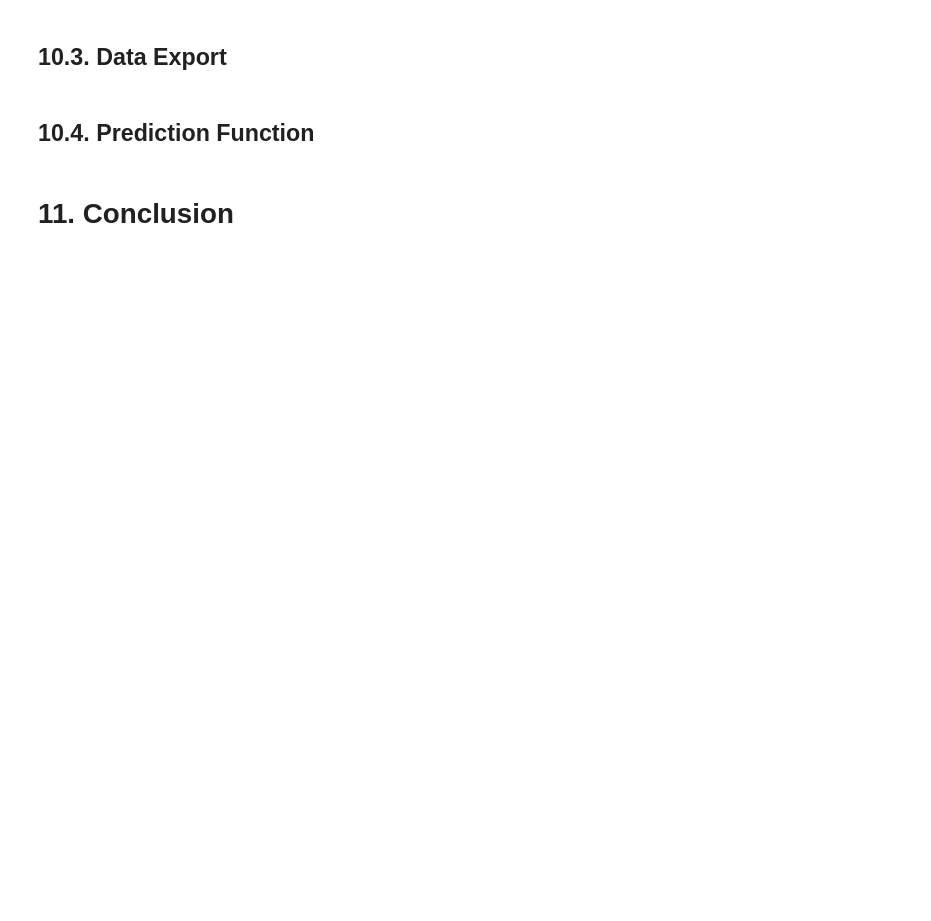
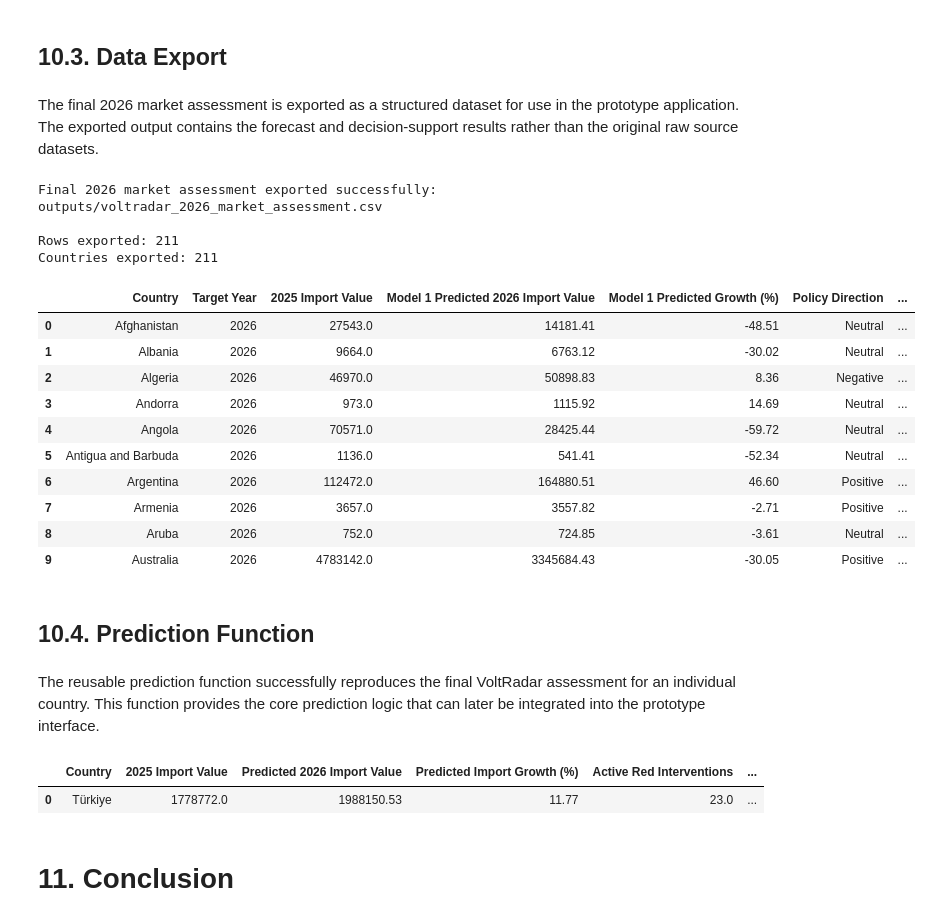
Before and after one commit to atessberfin/voltradar, a Jupyter notebook: notebooks/VoltRadar_Masters_Thesis.ipynb, the cells around one changed output. Saved outputs shown, nothing was run; the diff lists cells and outputs as text; code cells hidden in the pictures; blank space fills up the shorter version.

Commit message:
Add 2026 forecasting and prototype preparation

```diff
--- a/notebooks/VoltRadar_Masters_Thesis.ipynb
+++ b/notebooks/VoltRadar_Masters_Thesis.ipynb
@@ -5505,4 +5605,71 @@ dtype: int64
 # %% [markdown]
 ## **10.3. Data Export**
+# %% [markdown]
+The final 2026 market assessment is exported as a structured dataset for use in the prototype application. The exported output contains the forecast and decision-support results rather than the original raw source datasets.
+# %%
+os.makedirs("outputs", exist_ok=True)
+
+
+final_2026_output = forecast_2026_assessment[
+    [
+        "Country",
+        "Target Year",
+        "2025 Import Value",
+        "Model 1 Predicted 2026 Import Value",
+        "Model 1 Predicted Growth (%)",
+        "Policy Direction",
+        "Risk Level",
+        "Opportunity Category",
+        "Prediction Explanation"
+    ]
+].copy()
+
+
+final_2026_output.to_csv(
+    "outputs/voltradar_2026_market_assessment.csv",
+    index=False
+)
+
+
+print(
+    "Final 2026 market assessment exported successfully:"
+)
+
+print(
+    "outputs/voltradar_2026_market_assessment.csv"
+)
+
+print(
+    "\nRows exported:",
+    len(final_2026_output)
+)
+
+print(
+    "Countries exported:",
+    final_2026_output["Country"].nunique()
+)
+
+display(
+    final_2026_output.head(10).round(2)
+)
+# %% [output]
+Final 2026 market assessment exported successfully:
+outputs/voltradar_2026_market_assessment.csv
+
+Rows exported: 211
+Countries exported: 211
+|  | Country | Target Year | 2025 Import Value | Model 1 Predicted 2026 Import Value | Model 1 Predicted Growth (%) | Policy Direction | ... |
+| 0 | Afghanistan | 2026 | 27543.0 | 14181.41 | -48.51 | Neutral | ... |
+| 1 | Albania | 2026 | 9664.0 | 6763.12 | -30.02 | Neutral | ... |
+| 2 | Algeria | 2026 | 46970.0 | 50898.83 | 8.36 | Negative | ... |
+| 3 | Andorra | 2026 | 973.0 | 1115.92 | 14.69 | Neutral | ... |
+| 4 | Angola | 2026 | 70571.0 | 28425.44 | -59.72 | Neutral | ... |
+| 5 | Antigua and Barbuda | 2026 | 1136.0 | 541.41 | -52.34 | Neutral | ... |
+| 6 | Argentina | 2026 | 112472.0 | 164880.51 | 46.60 | Positive | ... |
+| 7 | Armenia | 2026 | 3657.0 | 3557.82 | -2.71 | Positive | ... |
+| 8 | Aruba | 2026 | 752.0 | 724.85 | -3.61 | Neutral | ... |
+| 9 | Australia | 2026 | 4783142.0 | 3345684.43 | -30.05 | Positive | ... |
 # %% [markdown]
 ## **10.4. Prediction Function**
+# %% [markdown]
+The reusable prediction function successfully reproduces the final VoltRadar assessment for an individual country. This function provides the core prediction logic that can later be integrated into the prototype interface.
@@ -5509,2 +5831,13 @@ dtype: int64
+# %%
+turkiye_prediction = predict_market_opportunity(
+    "Türkiye"
+)
+
+display(
+    turkiye_prediction.round(2)
+)
+# %% [output]
+|  | Country | 2025 Import Value | Predicted 2026 Import Value | Predicted Import Growth (%) | Active Red Interventions | ... |
+| 0 | Türkiye | 1778772.0 | 1988150.53 | 11.77 | 23.0 | ... |
 # %% [markdown]
 # **11. Conclusion**
```
Also changed, not shown: parts of 7 cells of this notebook.
